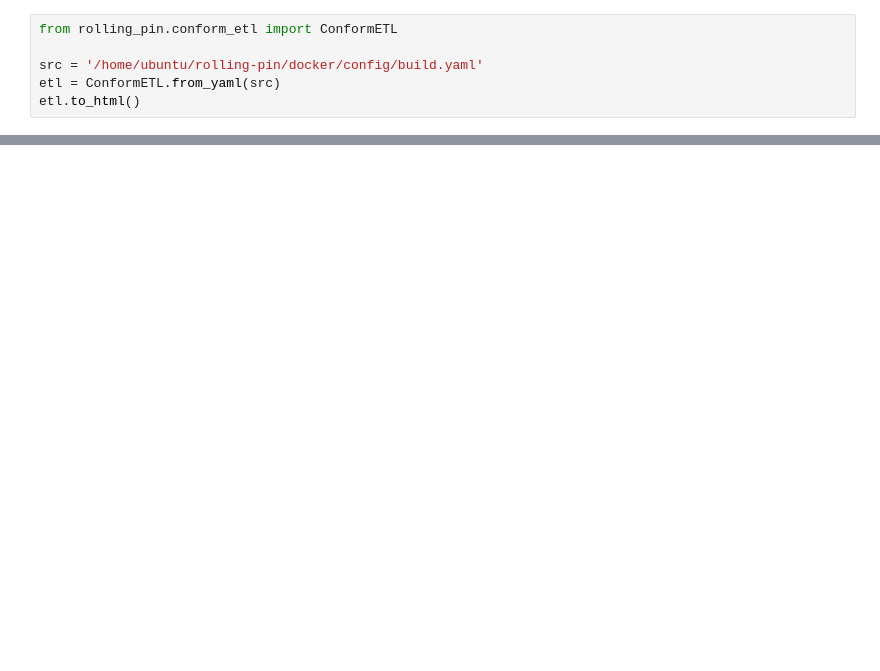
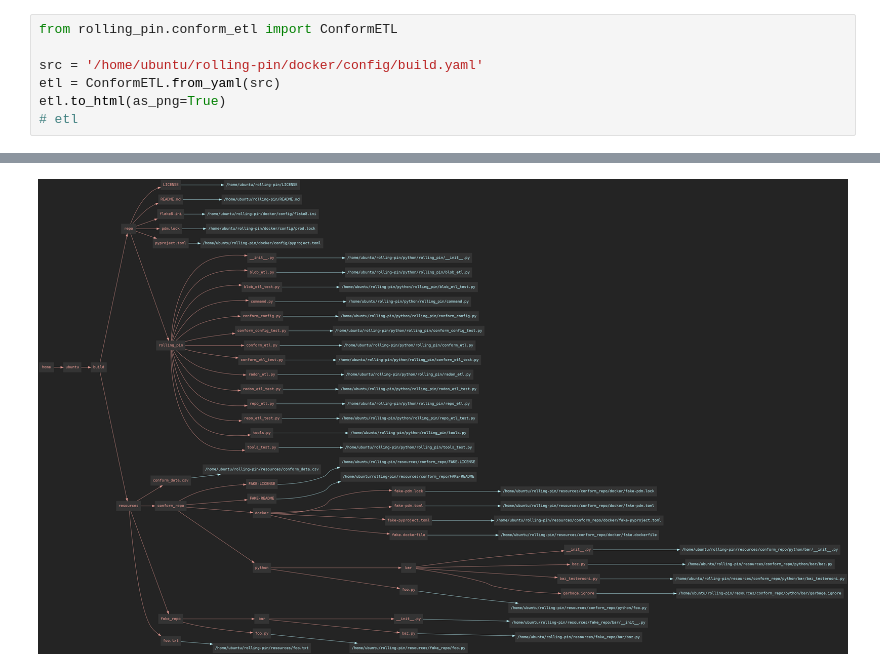
Before and after one commit to theNewFlesh/rolling-pin, a Jupyter notebook: notebooks/build.ipynb, the cells around one changed output, grey strips where cells are left out. Saved outputs shown, nothing was run; the diff lists cells and outputs as text; blank space fills up the shorter version.

```diff
--- a/notebooks/build.ipynb
+++ b/notebooks/build.ipynb
@@ -3,5 +3,6 @@ from rolling_pin.conform_etl import ConformETL
 
 src = '/home/ubuntu/rolling-pin/docker/config/build.yaml'
 etl = ConformETL.from_yaml(src)
-etl.to_html()
+etl.to_html(as_png=True)
+# etl
 # %% [output]
@@ -8,0 +9 @@ etl.to_html()
+[figure, added]
```
Also changed, not shown: parts of 1 cell of this notebook.
